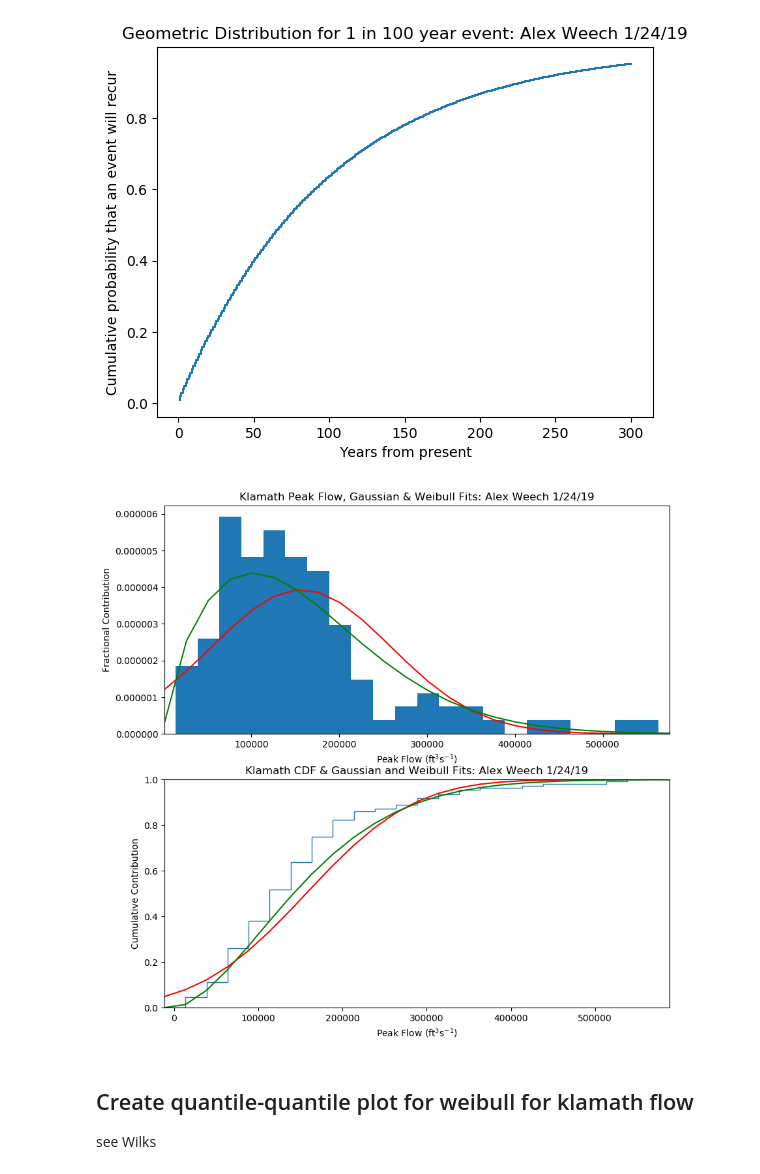
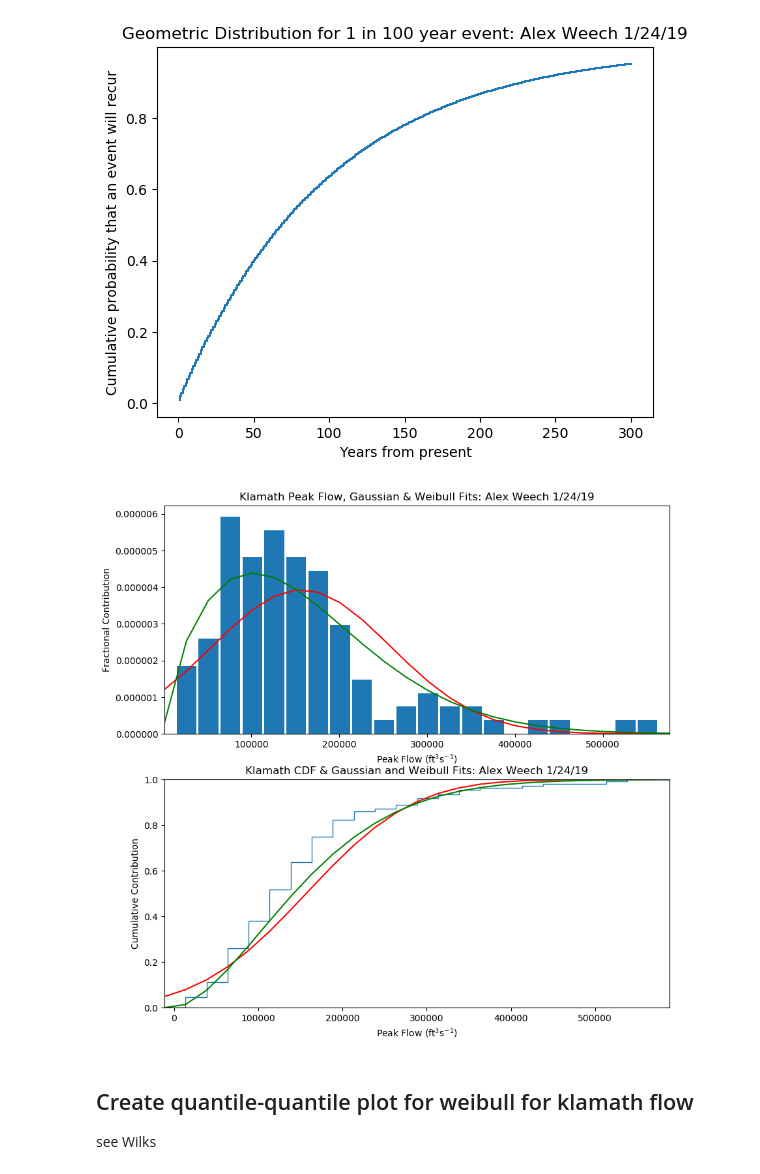
Before and after one commit to weech/atmos_5040_2019, a Jupyter notebook: chapter 3/chapter_3_2019_jl.ipynb, the cells around one changed output. Cells and saved outputs as stored; diff of their text form; code cells hidden in the pictures.

Commit message:
Fixed issues with figures

```diff
--- a/chapter 3/chapter_3_2019_jl.ipynb
+++ b/chapter 3/chapter_3_2019_jl.ipynb
@@ -239,28 +239,28 @@ shape, loc, scale = pystats.weibull_min[:fit](klamath.flow, floc=0)
 weib = Weibull(shape, scale)
 pdfw_flow = pdf.(weib, xf);
 # %%
-# Figure 3.12
+# Figure 3.12 (Differs from matlab due to how distributions are defined and areas are calculated)
 fig, (ax1, ax2) = subplots(2, 1, figsize=(10, 10))
 edges = vcat([x - fint/2 for x in xf], xf[end]+fint/2)
-ax1[:hist](klamath.flow, bins=edges, density=true)
+ax1[:hist](klamath.flow, bins=edges, density=true, rwidth=0.9)
 ax1[:set_xlim](xf[1], xf[end])
 #ax1[:set_ylim](0, 0.25)
 ax1[:plot](xf, pdfg_flow, "r")
 ax1[:plot](xf, pdfw_flow, "g")
 ax1[:set_xlabel](L"Peak Flow ($\mathrm{ft}^3 \mathrm{s}^{-1}$)")
 ax1[:set_ylabel]("Fractional Contribution")
 ax1[:set_title]("Klamath Peak Flow, Gaussian & Weibull Fits: Alex Weech 1/24/19")
 
 cf, _, _ = ax2[:hist](klamath.flow, bins=edges, density=true, cumulative=true, histtype="step")
 ax2[:set_xlim](edges[1], edges[end])
 ax2[:set_ylim](0, 1)
 ax2[:plot](edges, cdf.(gfit, edges), "r")
 ax2[:plot](edges, cdf.(weib, edges), "g")
 ax2[:set_xlabel](L"Peak Flow ($\mathrm{ft}^3 \mathrm{s}^{-1}$)")
 ax2[:set_ylabel]("Cumulative Contribution")
 ax2[:set_title]("Klamath CDF & Gaussian and Weibull Fits: Alex Weech 1/24/19");
 # %% [output]
-[figure, old version]
+[figure, new version]
 # %% [markdown]
 ## Create quantile-quantile plot for weibull for klamath flow
 see Wilks
```
Also changed, not shown: parts of 6 cells of this notebook, 1 other file.
